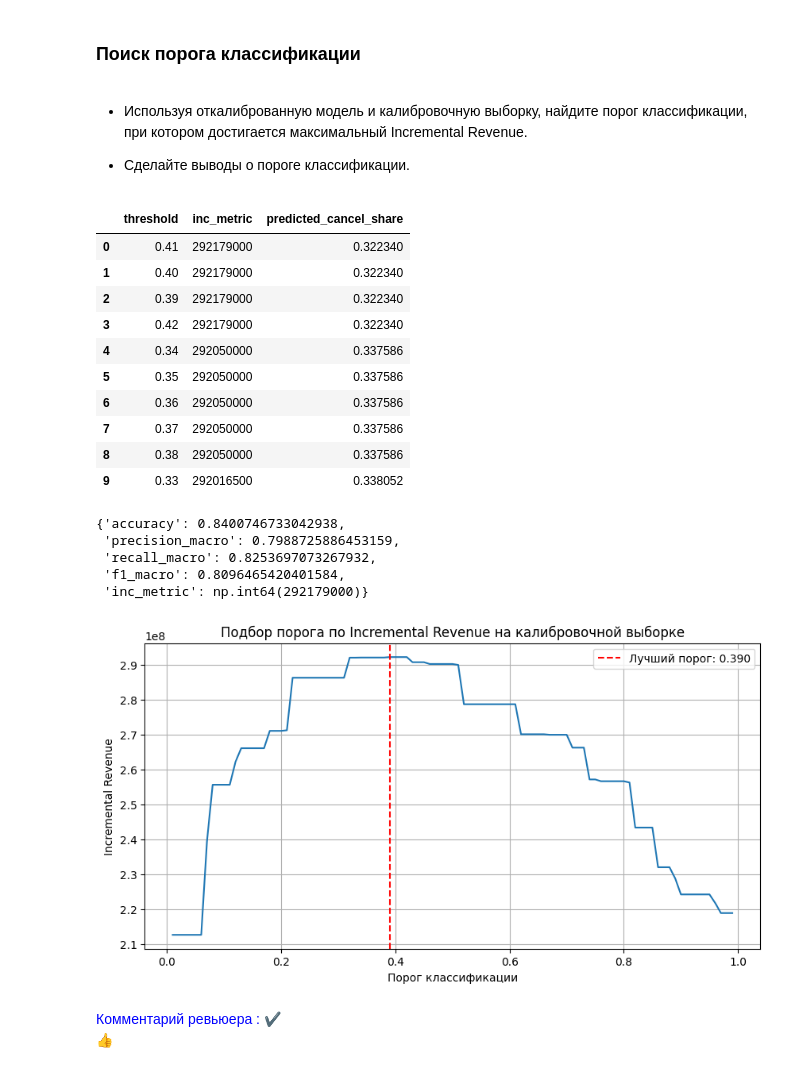
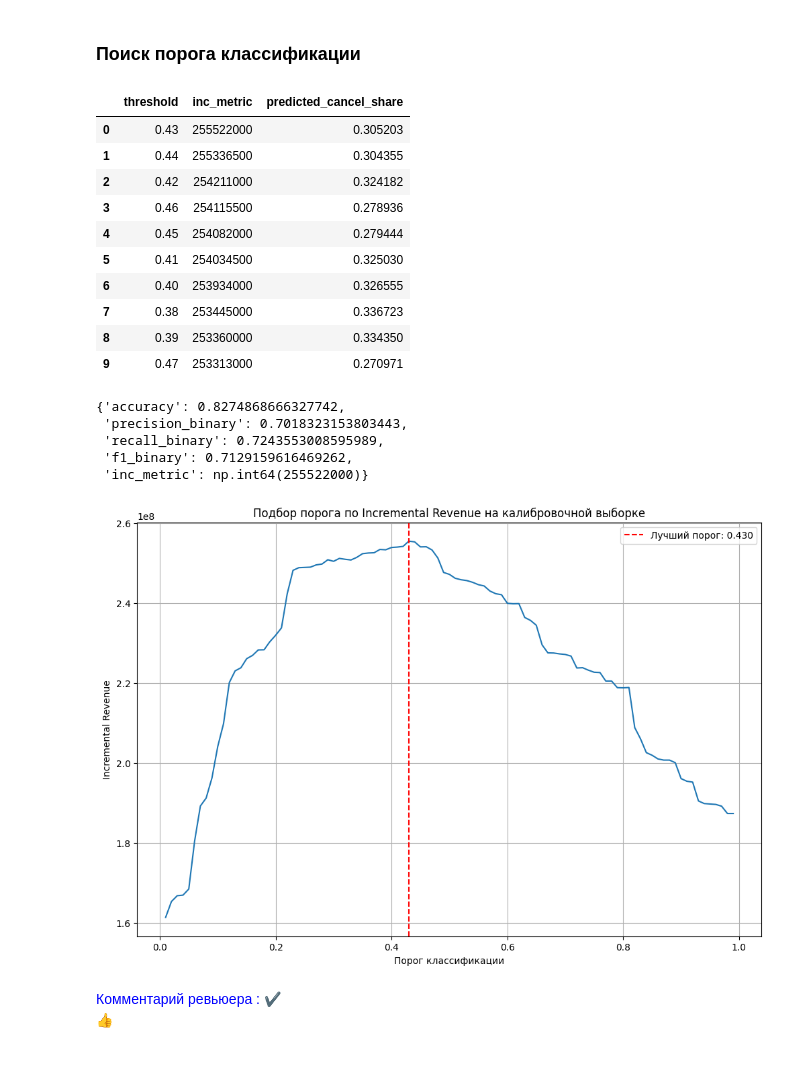
Before and after one commit to Plakhotniuk/practicum_ds, a Jupyter notebook: ml/grad_boosting/projects/hotel_booking.ipynb, the cells around one changed output. Saved outputs shown, nothing was run; the diff lists cells and outputs as text; code cells hidden in the pictures.

```diff
--- a/ml/grad_boosting/projects/hotel_booking.ipynb
+++ b/ml/grad_boosting/projects/hotel_booking.ipynb
@@ -1096,6 +1070,9 @@ get_base_df_info('df_total', df_total)
 ### Обучение и оптимизация модели
 # %% [markdown]
 ### Разделение на выборки
+# %%
+# сортировка по времени
+df_total = df_total.sort_values(by='booking_date').reset_index(drop=True)
 # %%
 X = df_total.drop(columns='booking_status')
 y = pd.Series(df_total['booking_status'], name='target')
@@ -1215,3 +1291,6 @@ cbc_model_base = CatBoostClassifier(
 # %% [markdown]
 <span style="color: blue; font-weight: bold">Комментарий ревьюера : </span> ✔️\
 <font color='green'>Верно, что применяешь нативную кодировку моделей.</font>
+# %%
+# --- CV-параметры ---
+tscv = TimeSeriesSplit(n_splits=3, test_size=2000)
@@ -1625,9 +2022,21 @@ def get_calibrated_model(fitted_model, X_calib, y_calib, method='isotonic'):
 # %%
+X_train_best_model, X_calib_best_model, best_model_cat_cols, best_model_tfidf = prepare_train_eval_features(
+    X_train_init=X_train,
+    X_eval_init=X_calib,
+    tfidf_max_features=100,
+)
+X_test_best_model = transform_eval_features_with_tfidf(
+    X_eval_init=X_test,
+    train_columns=X_train_best_model.columns,
+    tfidf=best_model_tfidf,
+)
+
 if xgb_best_opt_metrics['inc_metric'] >= catboost_best_opt_metrics['inc_metric']:
+    best_model_type = 'xgb'
     best_model_name = 'xgb_best_opt'
     best_model_threshold = xgb_best_threshold
     best_n_estimators = getattr(xgb_best_opt, 'best_iteration', None)
-    best_n_estimators = best_n_estimators + 1 if best_n_estimators is not None else 1500
+    best_n_estimators = best_n_estimators + 1 if best_n_estimators is not None else 500
 
     best_model = XGBClassifier(
         **xgb_best_params,
@@ -1637,8 +2046,11 @@ if xgb_best_opt_metrics['inc_metric'] >= catboost_best_opt_metrics['inc_metric']
         random_state=RANDOM_SEED,
         eval_metric='logloss',
         n_jobs=-1,
+        tree_method='hist',
+        verbosity=0,
     )
 else:
+    best_model_type = 'catboost'
     best_model_name = 'catboost_best_opt'
     best_model_threshold = catboost_best_threshold
     best_n_estimators = catboost_best_opt.get_best_iteration()
@@ -1651,7 +2063,7 @@ else:
         eval_metric='Logloss',
         verbose=False,
         n_estimators=best_n_estimators,
-        cat_features=tuple(cat_cols),
+        cat_features=tuple(best_model_cat_cols),
     )
 
 best_model_name, best_model_threshold, best_n_estimators
@@ -1734,11 +2156,7 @@ Brier score:
 # %% [markdown]
 ### Поиск порога классификации
-# %% [markdown]
-- Используя откалиброванную модель и калибровочную выборку, найдите порог классификации, при котором достигается максимальный Incremental Revenue.
-
-- Сделайте выводы о пороге классификации.
 # %%
-y_val_proba_best_model_calibrated = best_model_calibrated.predict_proba(X_val)[:, 1]
+y_calib_proba_best_model_calibrated = best_model_calibrated.predict_proba(X_calib_best_model)[:, 1]
 
 threshold_candidates = np.unique(
     np.r_[
@@ -1748,13 +2166,13 @@ threshold_candidates = np.unique(
 
 threshold_results = []
 for threshold in threshold_candidates:
-    y_val_pred_threshold = (
-        y_val_proba_best_model_calibrated >= threshold
+    y_calib_pred_threshold = (
+        y_calib_proba_best_model_calibrated >= threshold
     ).astype(int)
     threshold_results.append({
         'threshold': threshold,
-        'inc_metric': inc_rev_metric(y_val, y_val_pred_threshold),
-        'predicted_cancel_share': y_val_pred_threshold.mean(),
+        'inc_metric': inc_rev_metric(y_calib, y_calib_pred_threshold),
+        'predicted_cancel_share': y_calib_pred_threshold.mean(),
     })
 
 threshold_results_df = pd.DataFrame(threshold_results)
@@ -1763,12 +2181,12 @@ best_threshold_row = threshold_results_df.loc[
 ]
 
 best_model_calibrated_threshold = best_threshold_row['threshold']
-best_model_calibrated_val_pred = (
-    y_val_proba_best_model_calibrated >= best_model_calibrated_threshold
+best_model_calibrated_calib_pred = (
+    y_calib_proba_best_model_calibrated >= best_model_calibrated_threshold
 ).astype(int)
 best_model_calibrated_threshold_metrics = evaluate_model(
-    y_val,
-    best_model_calibrated_val_pred,
+    y_calib,
+    best_model_calibrated_calib_pred,
 )
 
 display(
@@ -1780,41 +2198,40 @@ display(
 best_model_calibrated_threshold_metrics
 # %% [output]
 |  | threshold | inc_metric | predicted_cancel_share |
-| 0 | 0.41 | 292179000 | 0.322340 |
-| 1 | 0.40 | 292179000 | 0.322340 |
-| 2 | 0.39 | 292179000 | 0.322340 |
-| 3 | 0.42 | 292179000 | 0.322340 |
-| 4 | 0.34 | 292050000 | 0.337586 |
-| 5 | 0.35 | 292050000 | 0.337586 |
-| 6 | 0.36 | 292050000 | 0.337586 |
-| 7 | 0.37 | 292050000 | 0.337586 |
-| 8 | 0.38 | 292050000 | 0.337586 |
-| 9 | 0.33 | 292016500 | 0.338052 |
+| 0 | 0.43 | 255522000 | 0.305203 |
+| 1 | 0.44 | 255336500 | 0.304355 |
+| 2 | 0.42 | 254211000 | 0.324182 |
+| 3 | 0.46 | 254115500 | 0.278936 |
+| 4 | 0.45 | 254082000 | 0.279444 |
+| 5 | 0.41 | 254034500 | 0.325030 |
+| 6 | 0.40 | 253934000 | 0.326555 |
+| 7 | 0.38 | 253445000 | 0.336723 |
+| 8 | 0.39 | 253360000 | 0.334350 |
+| 9 | 0.47 | 253313000 | 0.270971 |
-{'accuracy': 0.8400746733042938,
- 'precision_macro': 0.7988725886453159,
- 'recall_macro': 0.8253697073267932,
- 'f1_macro': 0.8096465420401584,
- 'inc_metric': np.int64(292179000)}
+{'accuracy': 0.8274868666327742,
+ 'precision_binary': 0.7018323153803443,
+ 'recall_binary': 0.7243553008595989,
+ 'f1_binary': 0.7129159616469262,
+ 'inc_metric': np.int64(255522000)}
 # %%
-plt.figure(figsize=(10, 5))
 plt.plot(
     threshold_results_df['threshold'],
     threshold_results_df['inc_metric'],
 )
 plt.axvline(
     best_model_calibrated_threshold,
     color='red',
     linestyle='--',
     label=f'Лучший порог: {best_model_calibrated_threshold:.3f}',
 )
 plt.xlabel('Порог классификации')
 plt.ylabel('Incremental Revenue')
 plt.title('Подбор порога по Incremental Revenue на калибровочной выборке')
 plt.legend()
 plt.grid()
 plt.show()
 # %% [output]
-[figure, old version]
+[figure, new version]
 # %% [markdown]
 <span style="color: blue; font-weight:">Комментарий ревьюера : </span> ✔️\
 <span style="color: green"> 👍</span>
```
Also changed, not shown: parts of 84 cells of this notebook.
